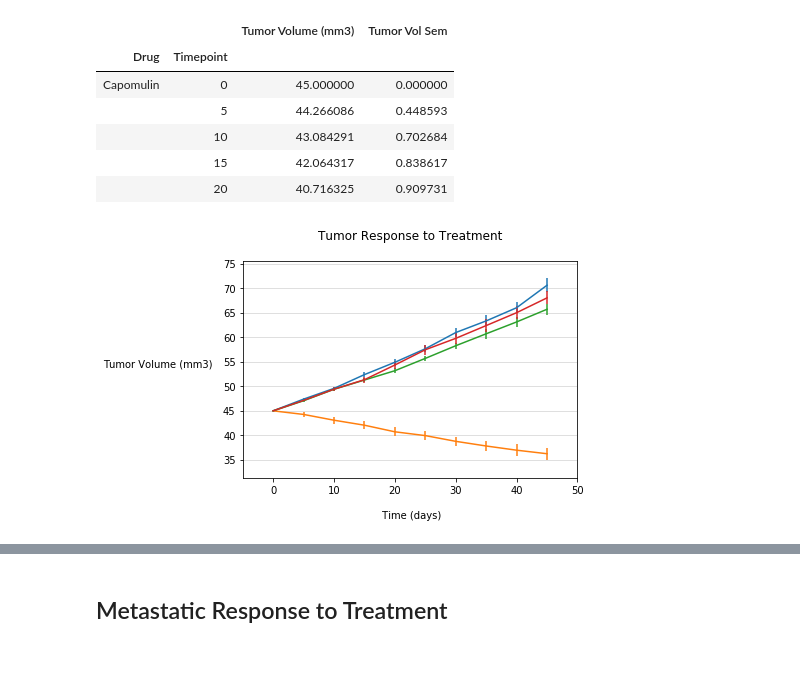
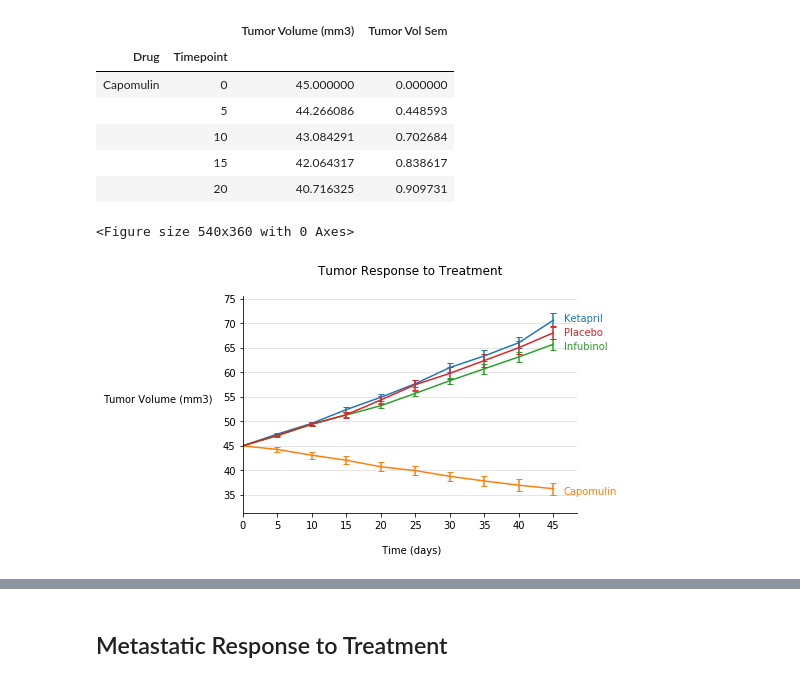
Before and after one commit to scottinsactown/Pymaceuticals, a Jupyter notebook: Pymaceuticals/pymaceuticals_starter.ipynb, the cells around one changed output, grey strips where cells are left out. Saved outputs shown, nothing was run; the diff lists cells and outputs as text; code cells hidden in the pictures.

Commit message:
prettier first chart

```diff
--- a/Pymaceuticals/pymaceuticals_starter.ipynb
+++ b/Pymaceuticals/pymaceuticals_starter.ipynb
@@ -122,40 +122,60 @@ df_tumor_volume.head()
 #df_tumor_vol_mean.head()
 # %%
 # Generate the plot with error bars
-drugs_legend=[]
+# Loop preparation
+plt.figure(figsize=(7.5,5))
+fig, ax = plt.subplots()
+
+# Loop through the dataframe to get the values for the chart
 for drug in df['Drug'].unique():
     drug_data = df_tumor_volume.loc[drug].reset_index()
     x_axis = drug_data.loc[:,'Timepoint'].values
     y_axis = drug_data.loc[:,'Tumor Volume (mm3)'].values
     std_err = drug_data.loc[:,'Tumor Vol Sem'].values
-    plt.errorbar(x_axis,y_axis,yerr=std_err)
+    ax.errorbar(x_axis,y_axis,yerr=std_err,capsize=3, elinewidth=0, markeredgewidth=1,label=drug)
 
-    #for each drug, specify color
-
-    #for each drug, identify for legend
-    drugs_legend.append(drug)
-
-#print(drugs_legend)
+# Set chart design basics
 plt.title('Tumor Response to Treatment\n',weight='medium')
 plt.xlabel('\n Time (days)')
 plt.ylabel('Tumor Volume (mm3)  ',rotation=0,ha='right')
-plt.xlim(min(x_axis)-5,max(x_axis)+5)
+plt.xlim(min(x_axis),max(x_axis)+3.5)
 plt.ylim(min(df_tumor_volume['Tumor Volume (mm3)'])-5,max(df_tumor_volume['Tumor Volume (mm3)'])+5)
-plt.grid(axis='y',alpha=.5)
-#get rid of outline?
-#rotate y axis label?
+plt.grid(axis='y',alpha=.4)
 
-#plt.legend(loc='best')
+#If I wanted to do a traditional legend:
+    #plt.legend(bbox_to_anchor=(1.04,1), borderaxespad=0,frameon=False)
+        #https://stackoverflow.com/questions/4700614/how-to-put-the-legend-out-of-the-plot
 
-#fig, ax = plt.subplots()
-#plt.figure(figsize=(20,10))
+# But I want to annotate here for clearer viz
+plt.xticks(np.arange(min(df['Timepoint']), max(df['Timepoint']+2), 5.0))
+plt.annotate('Capomulin',(46.5,35),ha='left',color='C1',weight='medium')
+plt.annotate('Ketapril',(46.5,70.3),ha='left',color='C0')
+plt.annotate('Infubinol',(46.5,64.7),ha='left',color='C2',weight='medium')
+plt.annotate('Placebo',(46.5,67.5),ha='left',color='C3')
 
-#frameon=False
-#fig, ax = plt()
-#for item in [fig, ax]:
-    #item.patch.set_visible(False)
+# Remove remaining clutter
+ax.spines['top'].set_visible(False)
+ax.spines['right'].set_visible(False)
+#ax.spines['left'].set_visible(False)
+
+# Save the Figure
+plt.savefig('Tumor_Vol.jpg',bbox_inches = "tight")
+
+# Show the Figure
+plt.show()
+
+# Resolve:
+    #x axis start/stop point?
+    #keep y axis visible?
+
+# If time permits:
+    # Adjust transparency of axes
+        #ax.spines['bottom'].set_alpha=(.2)
+    # How pre-set color order
+        #ax.set_color_cycle(['blue', 'red', 'green','cyan'])
 # %% [output]
+<Figure size 540x360 with 0 Axes>
-[figure, old version]
+[figure, new version]
 # %%
 #x_axis = np.arange(0, len(df['Timepoint']), 1)
 #means = [np.mean() for s in df]
```
Also changed, not shown: parts of 8 cells of this notebook.
